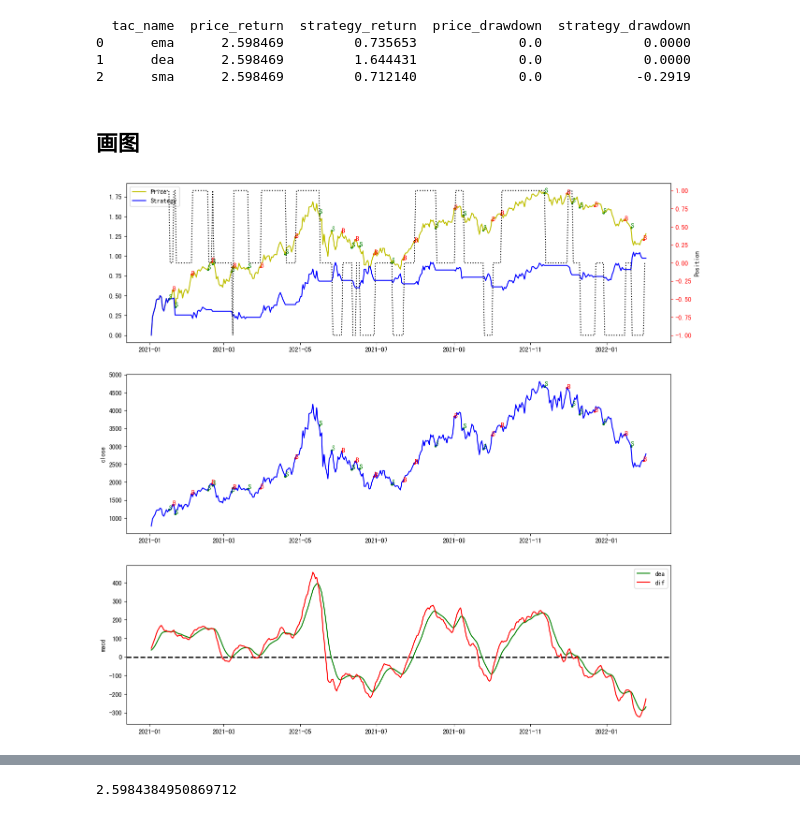
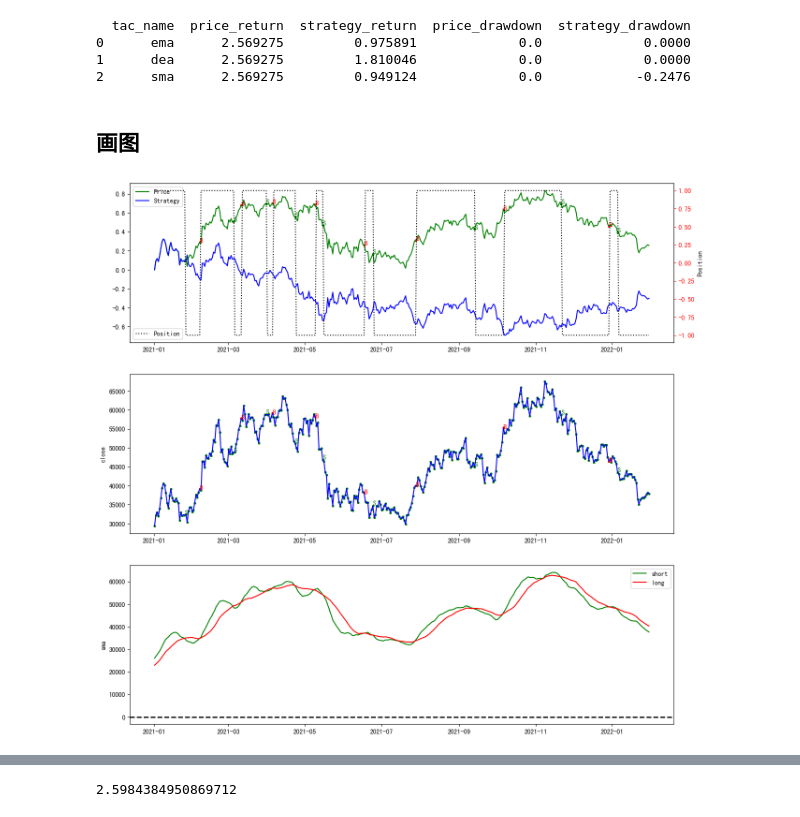
Before and after one commit to zyeah007/BINANCE, a Jupyter notebook: test.ipynb, the cells around one changed output, grey strips where cells are left out. Cells and saved outputs as stored; diff of their text form; code cells hidden in the pictures.

Commit message:
update query methods
update query and plot methods.

```diff
--- a/test.ipynb
+++ b/test.ipynb
@@ -16,8 +25,8 @@ import Plot
 # %%
 read=Read()
 kline=read.read_kline(freq_type='1d',market='ETHUSDT')
-s_date='2021-1-2'
-e_date='2022-2-1'
+s_date='2021-1-1'
+e_date='2022-1-30'
 
 short_flag = True
 
@@ -97,6 +106,6 @@ res=pd.DataFrame([ema,dea,sma])
 print(res)
 # %% [output]
   tac_name  price_return  strategy_return  price_drawdown  strategy_drawdown
-0      ema      2.598469         0.735653             0.0             0.0000
-1      dea      2.598469         1.644431             0.0             0.0000
-2      sma      2.598469         0.712140             0.0            -0.2919
+0      ema      2.569275         0.975891             0.0             0.0000
+1      dea      2.569275         1.810046             0.0             0.0000
+2      sma      2.569275         0.949124             0.0            -0.2476
@@ -133,7 +122,7 @@ def mark_trade(df,col='close'):
 # %%
-Plot.plot_strategy_return(df_dea_test)
+Plot.plot_sma_return(df_sma_test)
 # %% [output]
-[figure, old version]
+[figure, new version]
 # %%
 df_dea_test.tail()
 # %% [output]
```
Also changed, not shown: parts of 4 cells of this notebook, 4 other files.
